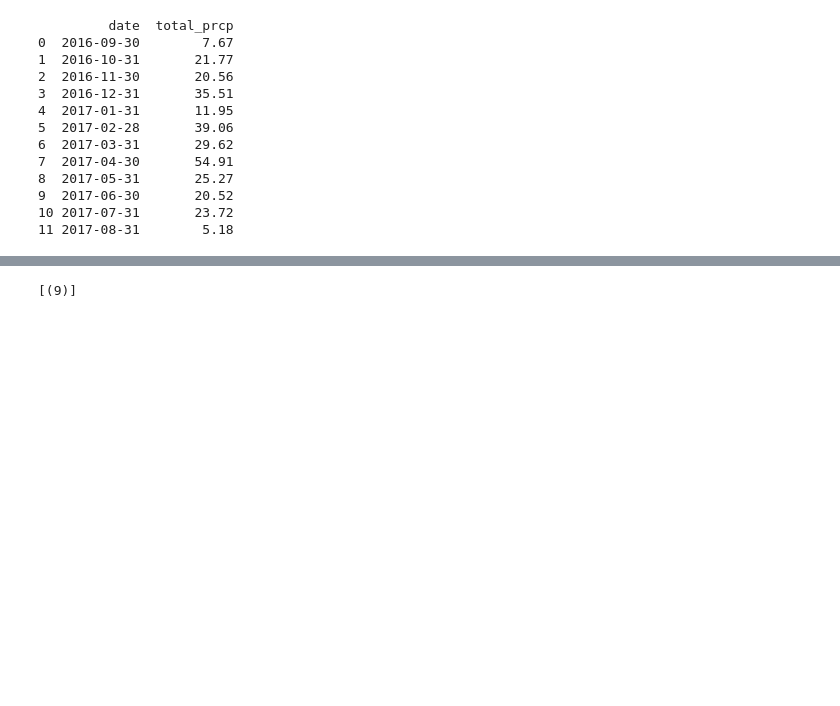
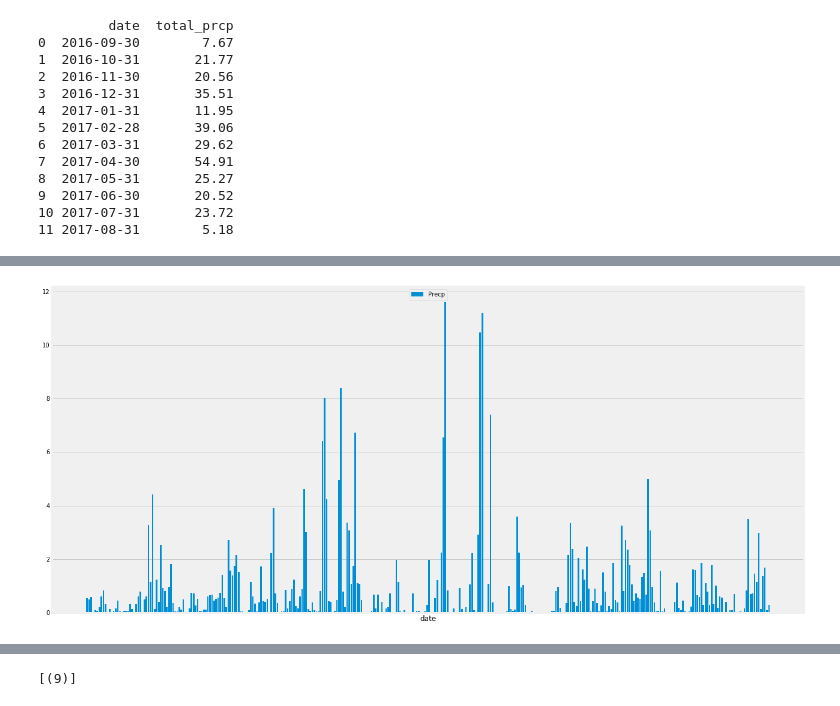
Before and after one commit to SpacePatroller/HAWAII-CLIMATE-ANALYSIS, a Jupyter notebook: climate_starter EP.ipynb, the cells around one changed output, grey strips where cells are left out. Drawn from its saved outputs; the diff is of its cells as text; code cells hidden in the pictures; blank space fills up the shorter version.

```diff
--- a/climate_starter EP.ipynb
+++ b/climate_starter EP.ipynb
@@ -166,2 +154,16 @@ plt.show()
+# %%
+fig1, ax1 = plt.subplots(figsize=(20,10))
+
+date1 = tmd['date'].astype(str).tolist()
+prcp1 = tmd['total_prcp'].tolist()
+
+ax1.bar(date1,prcp1)
+plt.xlabel('Date')
+#ax1.xaxis.set_visible(False)
+ax1.set_xticks([])
+ax1.legend(['Precp'],loc=9)
+plt.show()
+# %% [output]
+[figure, added]
 # %% [markdown]
 ![precipitation](Images/precipitation.png)
```
Also changed, not shown: parts of 12 cells of this notebook, 7 other files.
